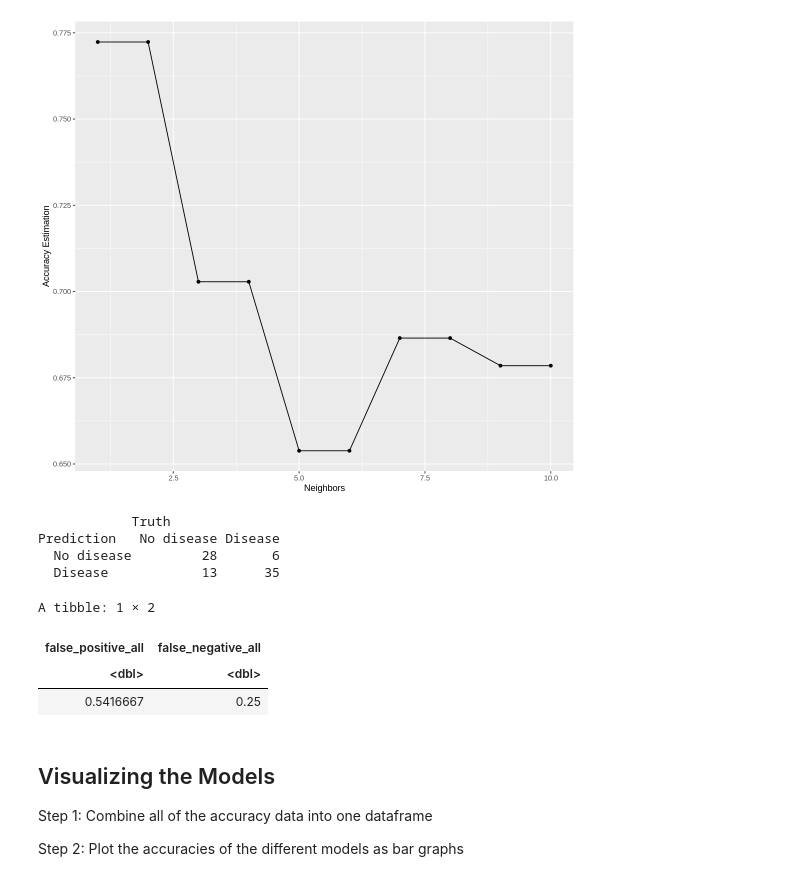
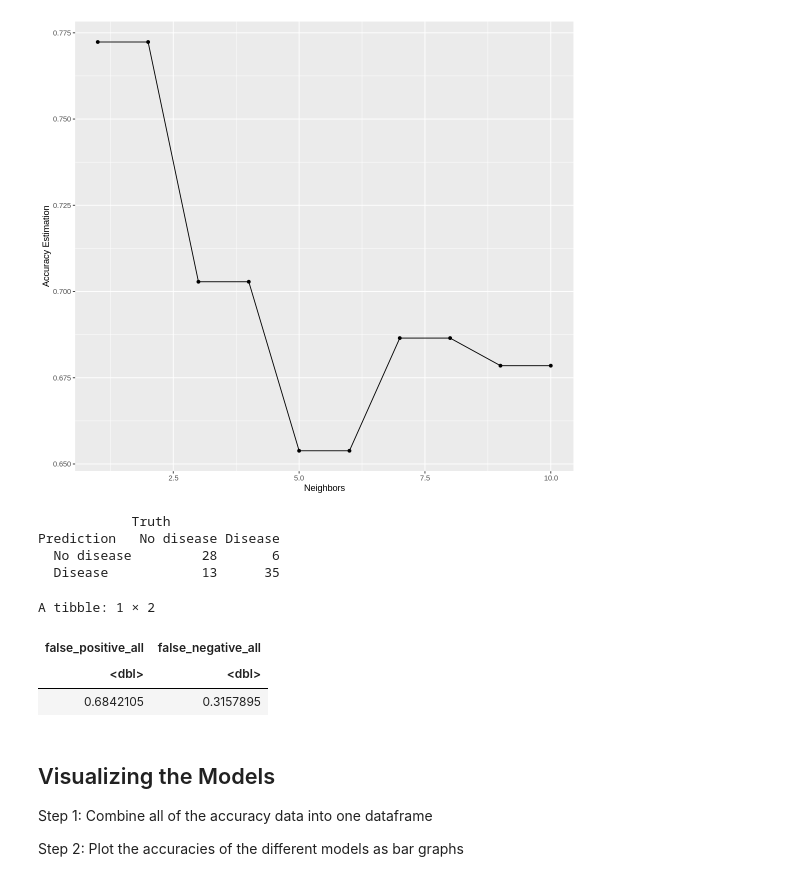
Before and after one commit to Phoebeml/Group20_DSCI100, a Jupyter notebook: Group20Project.ipynb, the cells around one changed output. Cells and saved outputs as stored; diff of their text form; code cells hidden in the pictures.

Commit message:
Edited false_positive & false_negative

```diff
--- a/Group20Project.ipynb
+++ b/Group20Project.ipynb
@@ -437,36 +437,36 @@ heart_spec_all <- nearest_neighbor(weight_func = "rectangular", neighbors = 2) |
 #make a new workflow (retrain mdoel)
 heart_fit_all <- workflow() |>
     add_recipe(heart_recipe_all) |>
     add_model(heart_spec_all) |>
     fit(data = heart_train_all)
 
 heart_predicted_all <- predict(heart_fit_all, heart_test_all) |>
     bind_cols(heart_test_all)
 
 acc_all <- heart_predicted_all |>
     metrics(truth = num, estimate = .pred_class) |>
     filter(.metric == "accuracy") |>
     select(.estimate) |>
     pull()
 
 confusion_all <- heart_predicted_all|>
              conf_mat(truth = num, estimate = .pred_class)
 confusion_all
 
-false_positive_all <- 13/24
+false_positive_all <- 13/19
 
-false_negative_all <- 6/24
+false_negative_all <- 6/19
 
 tibble(false_positive_all, false_negative_all)
 # %% [output]
             Truth
 Prediction   No disease Disease
   No disease         28       6
   Disease            13      35
 A tibble: 1 × 2
 | false_positive_all | false_negative_all |
 | <dbl> | <dbl> |
-| 0.5416667 | 0.25 |
+| 0.6842105 | 0.3157895 |
 # %% [markdown]
 Visualizing the Models
 ---
```
